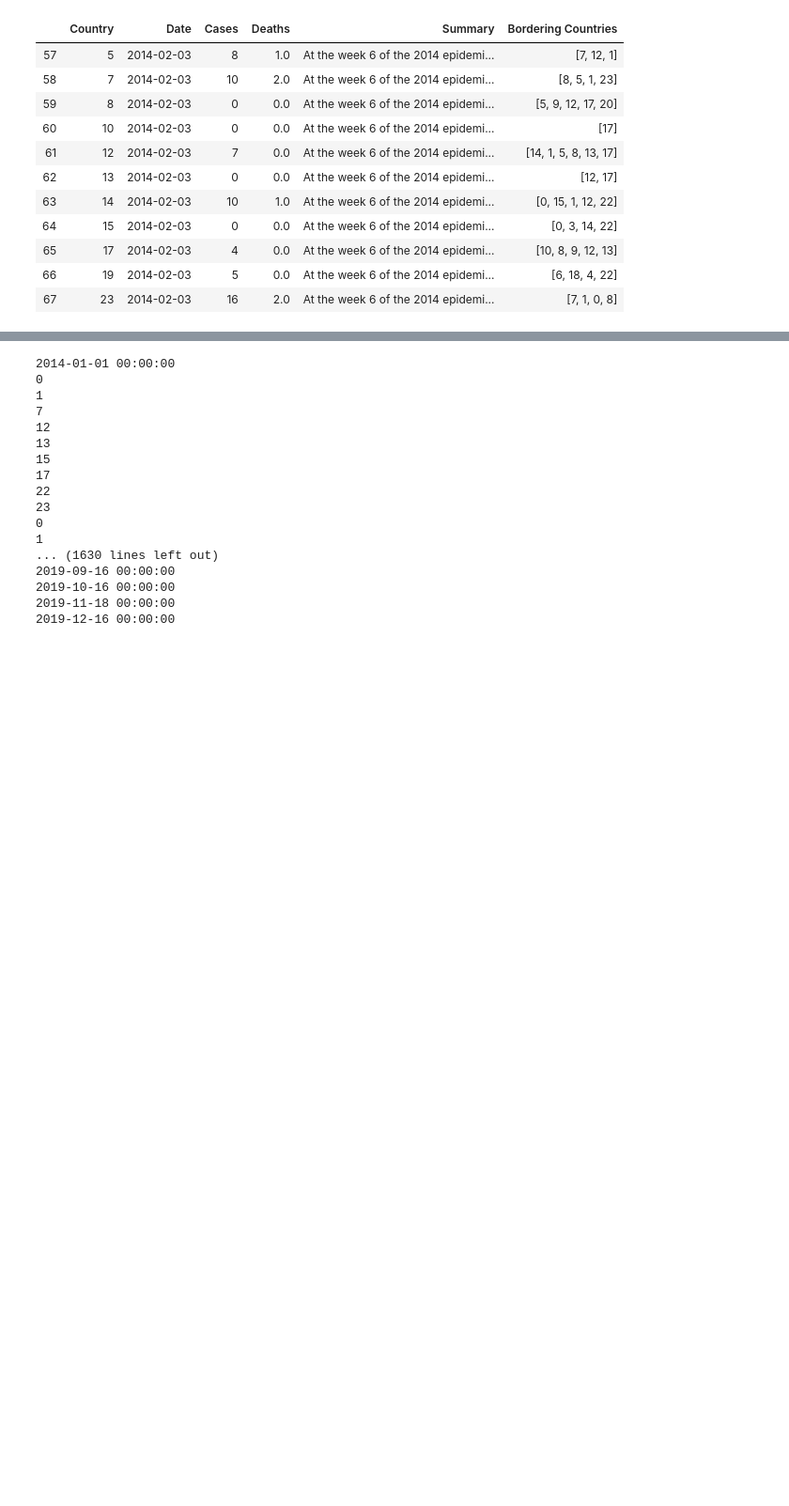
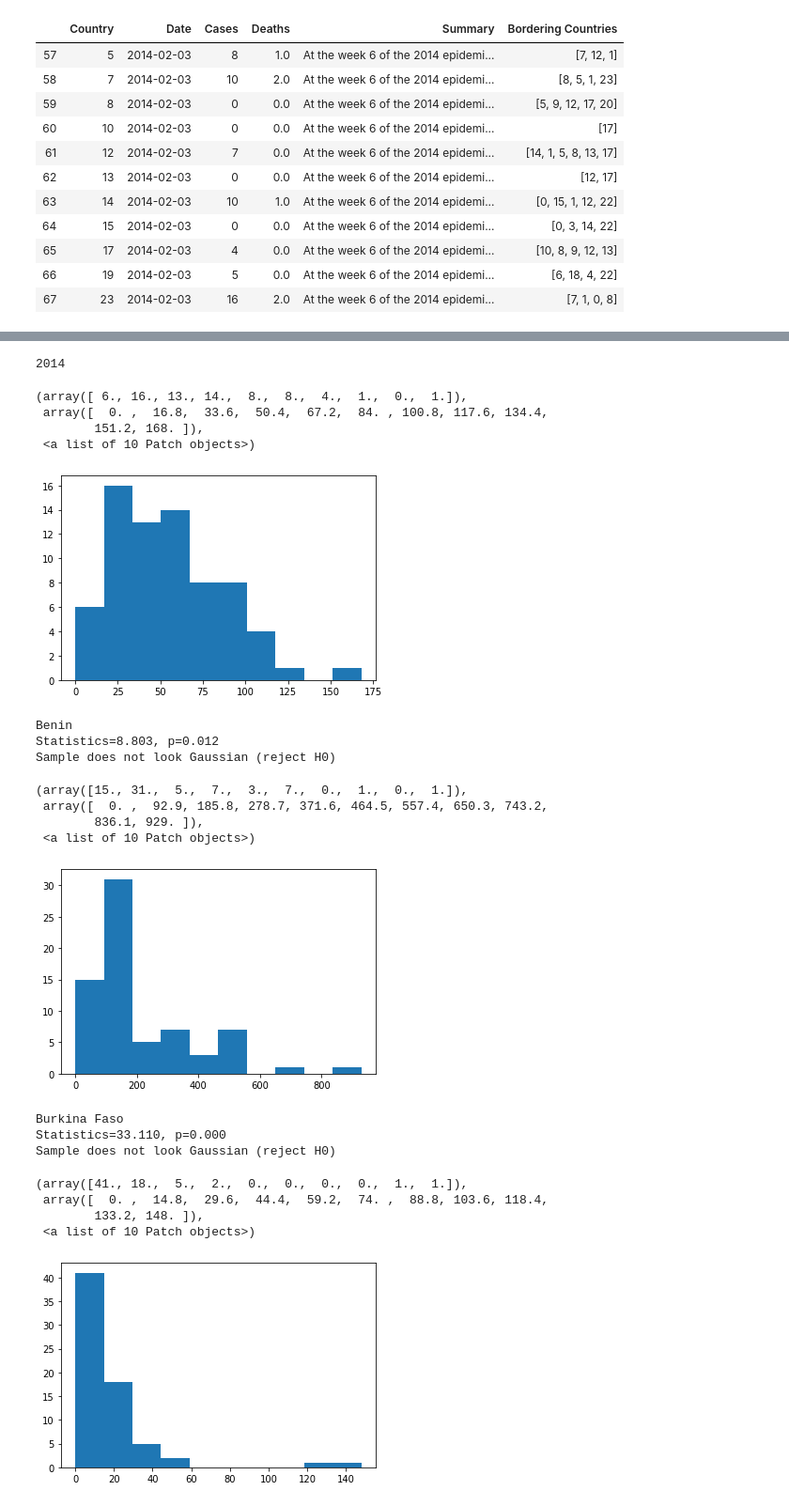
Before and after one commit to amirgamil/Meningitis-Analysis, a Jupyter notebook: Code/data_preprocessing.ipynb, the cells around one changed output, grey strips where cells are left out. Shown: that part at 94% size. Drawn from its saved outputs; the diff is of its cells as text; code cells hidden in the pictures; blank space fills up the shorter version.

Commit message:
plotted histograms to determine distributions for no. of cases

```diff
--- a/Code/data_preprocessing.ipynb
+++ b/Code/data_preprocessing.ipynb
@@ -139,5 +126,5 @@ data.loc[0:]
 # %%
-def update_batch(temp_batch, curr_batch, row):
+def update_batch(temp_batch, curr_batch):
     for index, row in curr_batch.iterrows():
             #check if the country is in the temp monthly batch, if not add it, otherwise update Cases, Deaths, and Summary
             if row["Country"] not in temp_batch["Country"].unique():
@@ -165,24 +152,60 @@ while count <= 2806:
         curr_month = curr_batch["Date"].iloc[0].month
         new_monthly_data = pd.concat([new_monthly_data, temp_batch], ignore_index = True)
         temp_batch = pd.DataFrame(columns=["Country", "Date", "Cases", "Deaths", "Summary", "Bordering Countries"])
-    temp_batch = update_batch(temp_batch, curr_batch, row)
+    temp_batch = update_batch(temp_batch, curr_batch)
 
 new_monthly_data.to_csv("../Current_Data/Month_data.csv")
-# %% [output]
-2014-01-01 00:00:00
-0
-1
-7
-12
-13
-15
-17
-22
-23
-0
-1
-... (1630 lines left out)
-2019-09-16 00:00:00
-2019-10-16 00:00:00
-2019-11-18 00:00:00
-2019-12-16 00:00:00
+# %%
+new_monthly_data["Date"].iloc[0].year
+#dictionary with country as key and list of z-score of cases as values
+data_for_year = {}
+#iterate over each year
+for i in range(2014, 2020):
+    curr_yr = new_monthly_data.loc[new_monthly_data.Date.dt.year == i]
+    countries_list=list(curr_yr["Country"].unique())
+    for country in countries_list:
+        country_curr_yr = curr_yr[curr_yr.Country == country]
+        mean = country_curr_yr["Cases"].mean()
+        sd = country_curr_yr["Cases"].std()
+        if country not in data_for_year:
+            data_for_year[country] = country_curr_yr["Cases"].tolist()
+        else:
+            data_for_year[country]+= country_curr_yr["Cases"].tolist()
+
+for key, values in data_for_year.items():
+    if len(values) > 20:
+
+        plt.hist(values)
+        plt.show()
+        stat, p = normaltest(values)
+        print(country_list[key])
+        print('Statistics=%.3f, p=%.3f' % (stat, p))
+        # interpret
+        alpha = 0.05
+        if p > alpha:
+            print('Sample looks Gaussian (fail to reject H0)')
+        else:
+            print('Sample does not look Gaussian (reject H0)')
+# %% [output]
+2014
+(array([ 6., 16., 13., 14.,  8.,  8.,  4.,  1.,  0.,  1.]),
+ array([  0. ,  16.8,  33.6,  50.4,  67.2,  84. , 100.8, 117.6, 134.4,
+        151.2, 168. ]),
+ <a list of 10 Patch objects>)
+[figure, added]
+Benin
+Statistics=8.803, p=0.012
+Sample does not look Gaussian (reject H0)
+(array([15., 31.,  5.,  7.,  3.,  7.,  0.,  1.,  0.,  1.]),
+ array([  0. ,  92.9, 185.8, 278.7, 371.6, 464.5, 557.4, 650.3, 743.2,
+        836.1, 929. ]),
+ <a list of 10 Patch objects>)
+[figure, added]
+Burkina Faso
+Statistics=33.110, p=0.000
+Sample does not look Gaussian (reject H0)
+(array([41., 18.,  5.,  2.,  0.,  0.,  0.,  0.,  1.,  1.]),
+ array([  0. ,  14.8,  29.6,  44.4,  59.2,  74. ,  88.8, 103.6, 118.4,
+        133.2, 148. ]),
+ <a list of 10 Patch objects>)
+[figure, added]
```
Also changed, not shown: parts of 3 cells of this notebook.
